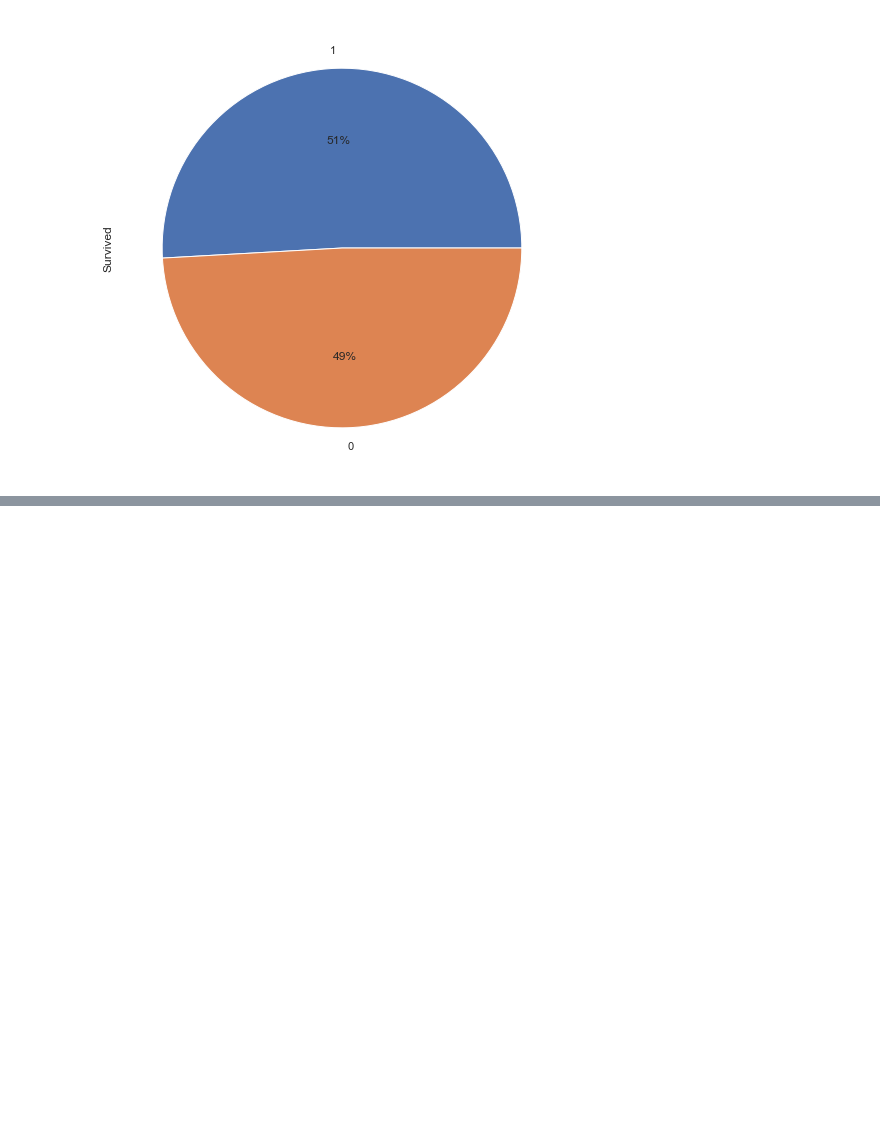
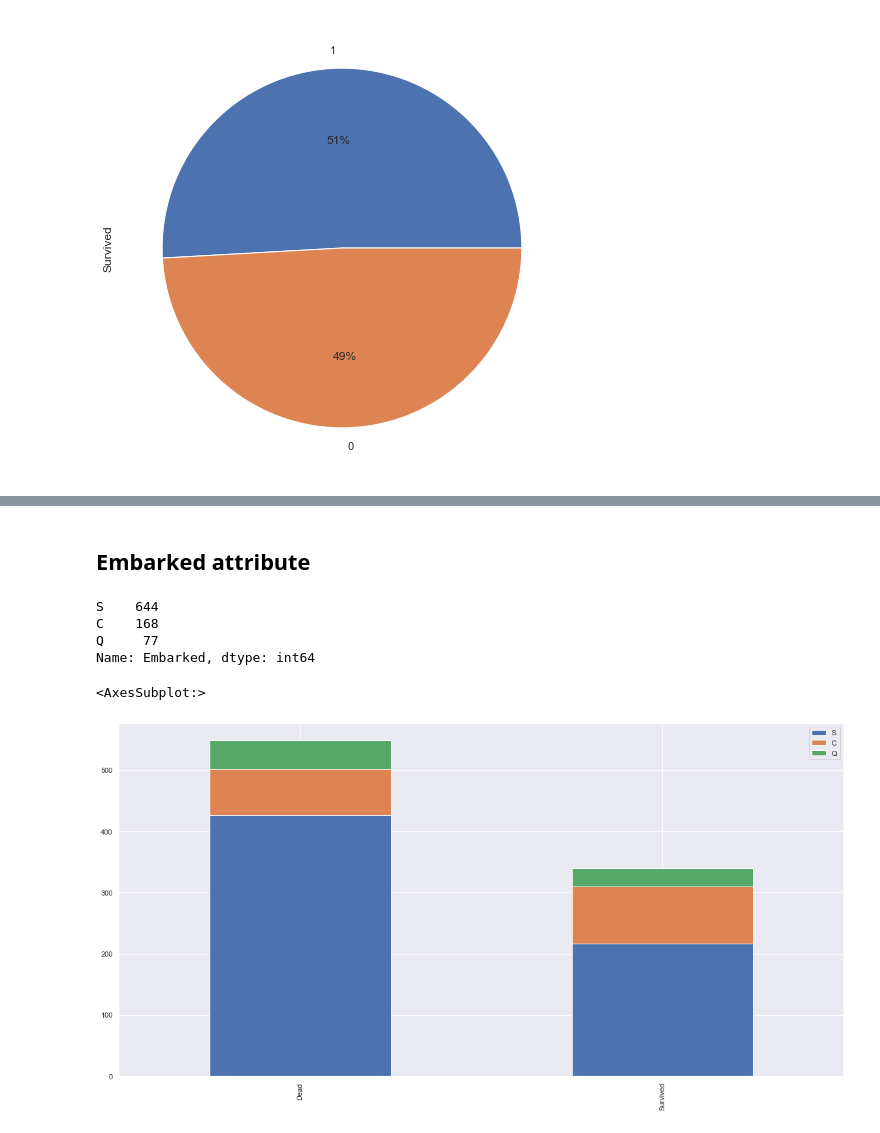
Before and after one commit to johnnyloreano/titanic, a Jupyter notebook: Untitled.ipynb, the cells around one changed output, grey strips where cells are left out. Drawn from its saved outputs; the diff is of its cells as text; code cells hidden in the pictures; blank space fills up the shorter version.

```diff
--- a/Untitled.ipynb
+++ b/Untitled.ipynb
@@ -174,0 +283,14 @@ sns.violinplot(x='Sex', y='Fare',
+# %% [markdown]
+## Embarked attribute
+# %%
+dataset['Embarked'].value_counts()
+# %% [output]
+S    644
+C    168
+Q     77
+Name: Embarked, dtype: int64
+# %%
+survived_bar('Embarked').plot(kind = 'bar', figsize = (20,10), stacked = True)
+# %% [output]
+<AxesSubplot:>
+[figure, added]
```
Also changed, not shown: parts of 32 cells of this notebook.
